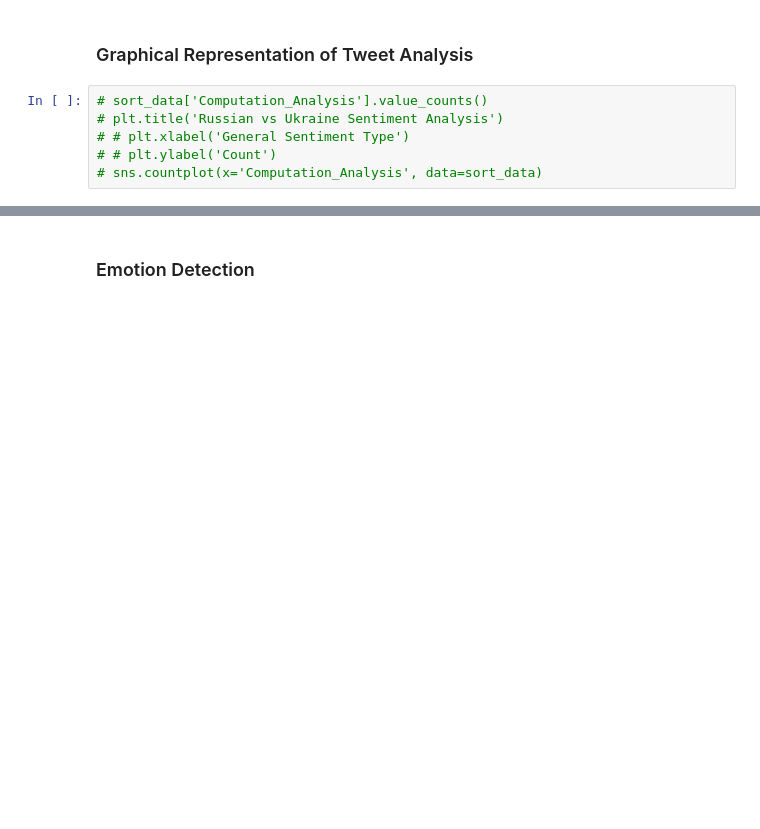
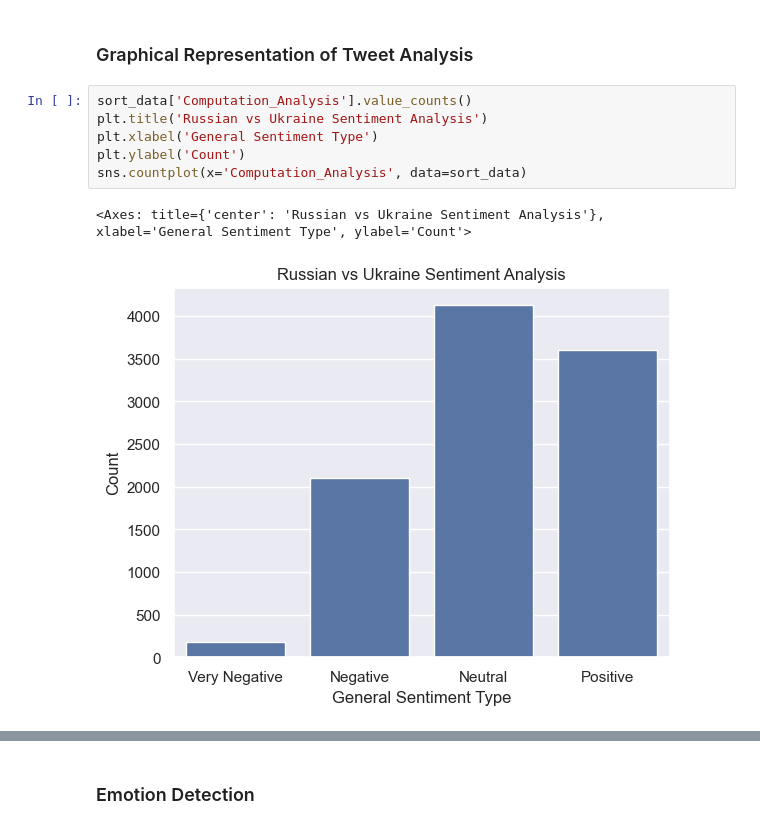
Before and after one commit to hlang014/MY-DAC-Curriculum, a Jupyter notebook: DAC-008_Intro_To_NLP/DAC-008_Sentiment_Analysis_1_Student.ipynb, the cells around one changed output, grey strips where cells are left out. Cells and saved outputs as stored; diff of their text form; blank space fills up the shorter version.

```diff
--- a/DAC-008_Intro_To_NLP/DAC-008_Sentiment_Analysis_1_Student.ipynb
+++ b/DAC-008_Intro_To_NLP/DAC-008_Sentiment_Analysis_1_Student.ipynb
@@ -463,9 +518,12 @@ fig.show()
 # %% [markdown]
 ### Graphical Representation of Tweet Analysis
 # %%
-# sort_data['Computation_Analysis'].value_counts()
-# plt.title('Russian vs Ukraine Sentiment Analysis')
-# # plt.xlabel('General Sentiment Type')
-# # plt.ylabel('Count')
-# sns.countplot(x='Computation_Analysis', data=sort_data)
+sort_data['Computation_Analysis'].value_counts()
+plt.title('Russian vs Ukraine Sentiment Analysis')
+plt.xlabel('General Sentiment Type')
+plt.ylabel('Count')
+sns.countplot(x='Computation_Analysis', data=sort_data)
+# %% [output]
+<Axes: title={'center': 'Russian vs Ukraine Sentiment Analysis'}, xlabel='General Sentiment Type', ylabel='Count'>
+[figure, added]
 # %%
```
Also changed, not shown: parts of 29 cells of this notebook, 1 other file.
